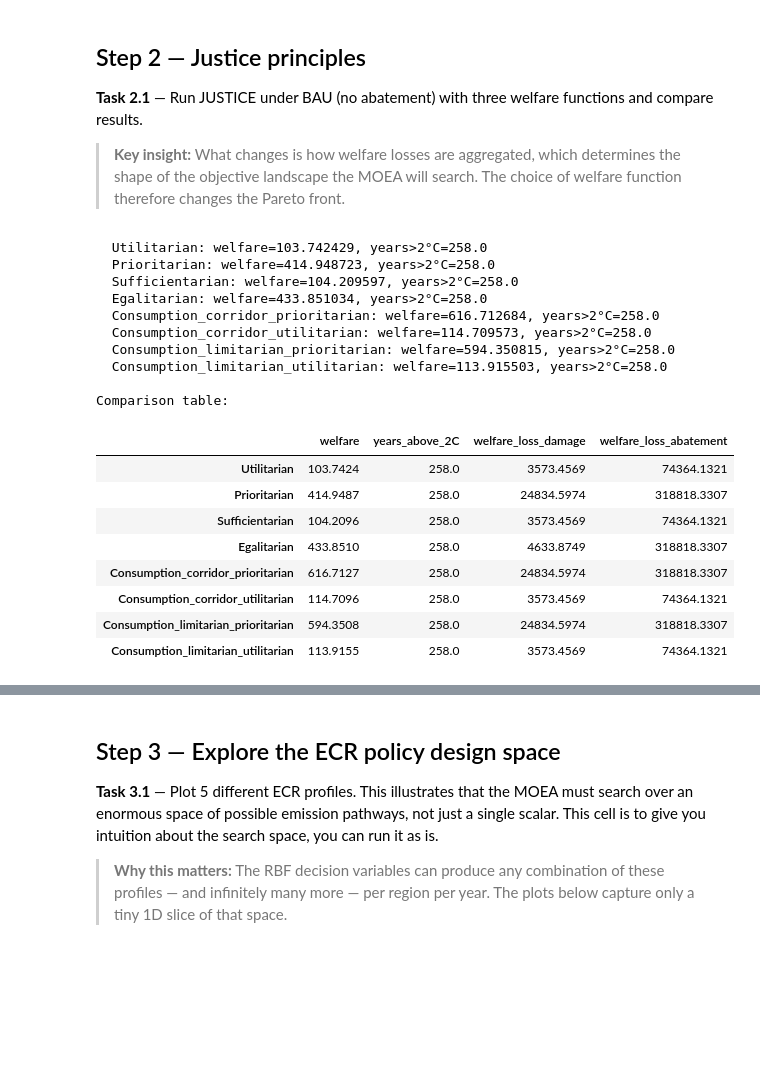
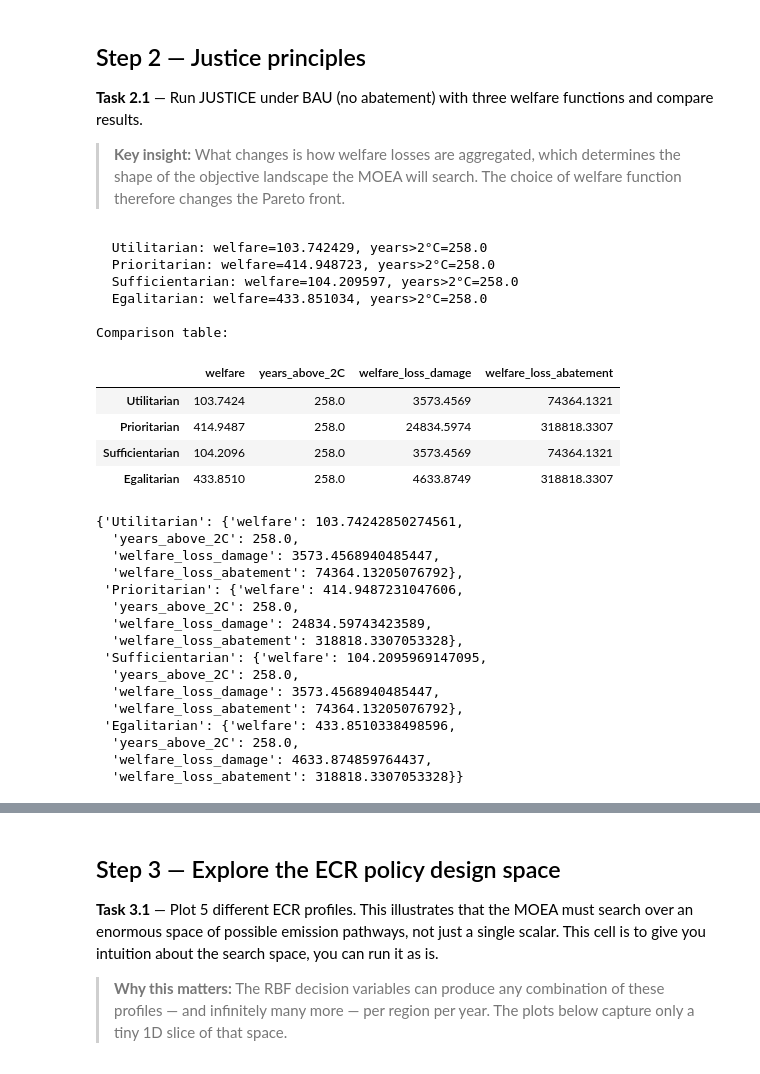
Before and after one commit to leahloise42/LDC_Group-, a Jupyter notebook: assignments_ema/assignment_04_problem_formulation.ipynb, the cells around one changed output, grey strips where cells are left out. Cells and saved outputs as stored; diff of their text form; code cells hidden in the pictures; blank space fills up the shorter version.

```diff
--- a/assignments_ema/assignment_04_problem_formulation.ipynb
+++ b/assignments_ema/assignment_04_problem_formulation.ipynb
@@ -253,10 +254,10 @@ welfare_functions = {
     "Prioritarian": WelfareFunction.PRIORITARIAN,
     "Sufficientarian": WelfareFunction.SUFFICIENTARIAN,
     "Egalitarian": WelfareFunction.EGALITARIAN,
-    "Consumption_corridor_prioritarian": WelfareFunction.CONSUMPTION_CORRIDOR_PRIORITARIAN,
-    "Consumption_corridor_utilitarian": WelfareFunction.CONSUMPTION_CORRIDOR_UTILITARIAN,
-    "Consumption_limitarian_prioritarian": WelfareFunction.LIMITARIAN_PRIORITARIAN,
-    "Consumption_limitarian_utilitarian": WelfareFunction.LIMITARIAN_UTILITARIAN
+    # "Consumption_corridor_prioritarian": WelfareFunction.CONSUMPTION_CORRIDOR_PRIORITARIAN,
+    # "Consumption_corridor_utilitarian": WelfareFunction.CONSUMPTION_CORRIDOR_UTILITARIAN,
+    # "Consumption_limitarian_prioritarian": WelfareFunction.LIMITARIAN_PRIORITARIAN,
+    # "Consumption_limitarian_utilitarian": WelfareFunction.LIMITARIAN_UTILITARIAN
 }
 
 # ── Step 2: Define the BAU (no-abatement) policy ──────────────────────────────
@@ -319,38 +320,49 @@ for wf_name, wf in welfare_functions.items():
     # Same pattern as above, but use abatement_cost_per_capita.
     _, _, _, wl_abt = model.welfare_function.calculate_welfare(
         datasets["abatement_cost_per_capita"], welfare_loss=True)# YOUR CODE HERE
 
     results_wf[wf_name] = {
         "welfare":                wf_val,
         "years_above_2C":         yat,
         "welfare_loss_damage":    float(np.abs(wl_dam)),
         "welfare_loss_abatement": float(np.abs(wl_abt)),
     }
     print(f"  {wf_name}: welfare={wf_val:.6f}, years>2°C={yat:.1f}")
 
 # ── Step 4: Display the comparison table ──────────────────────────────────────
 # After the loop, results_wf has one entry per welfare function.
 # pd.DataFrame(results_wf).T turns it into a table: rows = welfare functions, columns = metrics.
 df_wf = pd.DataFrame(results_wf).T.round(4)
 print("\nComparison table:")
 display(df_wf)
 # %% [output]
   Utilitarian: welfare=103.742429, years>2°C=258.0
   Prioritarian: welfare=414.948723, years>2°C=258.0
   Sufficientarian: welfare=104.209597, years>2°C=258.0
   Egalitarian: welfare=433.851034, years>2°C=258.0
-  Consumption_corridor_prioritarian: welfare=616.712684, years>2°C=258.0
-  Consumption_corridor_utilitarian: welfare=114.709573, years>2°C=258.0
-  Consumption_limitarian_prioritarian: welfare=594.350815, years>2°C=258.0
-  Consumption_limitarian_utilitarian: welfare=113.915503, years>2°C=258.0
 
 Comparison table:
 |  | welfare | years_above_2C | welfare_loss_damage | welfare_loss_abatement |
 | Utilitarian | 103.7424 | 258.0 | 3573.4569 | 74364.1321 |
 | Prioritarian | 414.9487 | 258.0 | 24834.5974 | 318818.3307 |
 | Sufficientarian | 104.2096 | 258.0 | 3573.4569 | 74364.1321 |
 | Egalitarian | 433.8510 | 258.0 | 4633.8749 | 318818.3307 |
-| Consumption_corridor_prioritarian | 616.7127 | 258.0 | 24834.5974 | 318818.3307 |
-| Consumption_corridor_utilitarian | 114.7096 | 258.0 | 3573.4569 | 74364.1321 |
-| Consumption_limitarian_prioritarian | 594.3508 | 258.0 | 24834.5974 | 318818.3307 |
-| Consumption_limitarian_utilitarian | 113.9155 | 258.0 | 3573.4569 | 74364.1321 |
+# %%
+results_wf
+# %% [output]
+{'Utilitarian': {'welfare': 103.74242850274561,
+  'years_above_2C': 258.0,
+  'welfare_loss_damage': 3573.4568940485447,
+  'welfare_loss_abatement': 74364.13205076792},
+ 'Prioritarian': {'welfare': 414.9487231047606,
+  'years_above_2C': 258.0,
+  'welfare_loss_damage': 24834.59743423589,
+  'welfare_loss_abatement': 318818.3307053328},
+ 'Sufficientarian': {'welfare': 104.2095969147095,
+  'years_above_2C': 258.0,
+  'welfare_loss_damage': 3573.4568940485447,
+  'welfare_loss_abatement': 74364.13205076792},
+ 'Egalitarian': {'welfare': 433.8510338498596,
+  'years_above_2C': 258.0,
+  'welfare_loss_damage': 4633.874859764437,
+  'welfare_loss_abatement': 318818.3307053328}}
```
Also changed, not shown: parts of 7 cells of this notebook, 5 other files.
